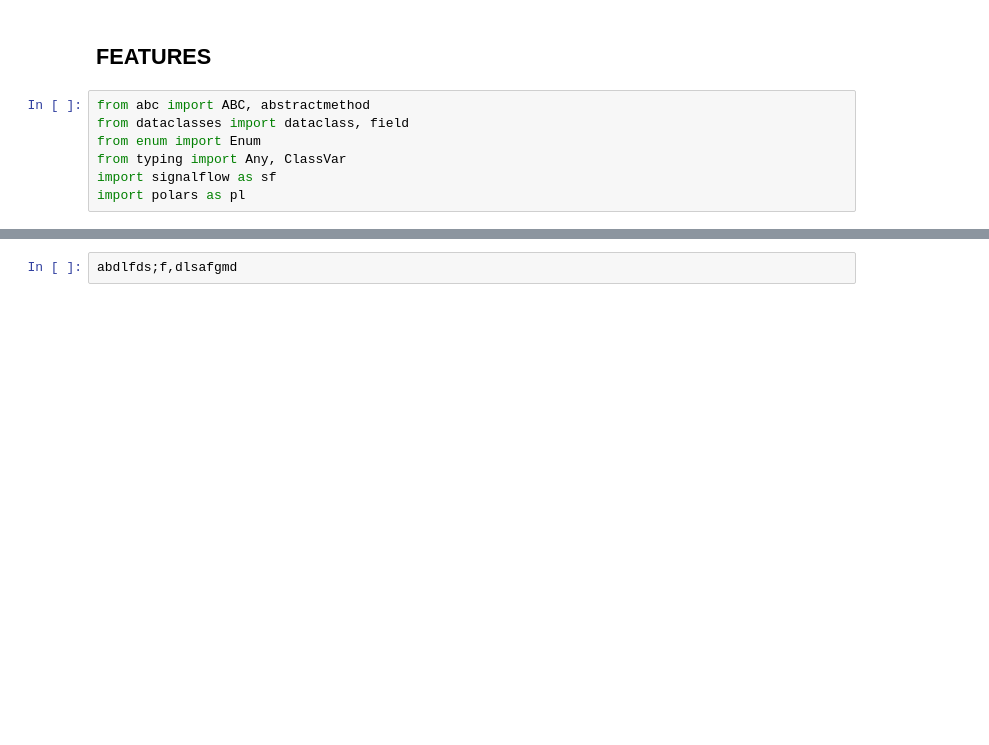
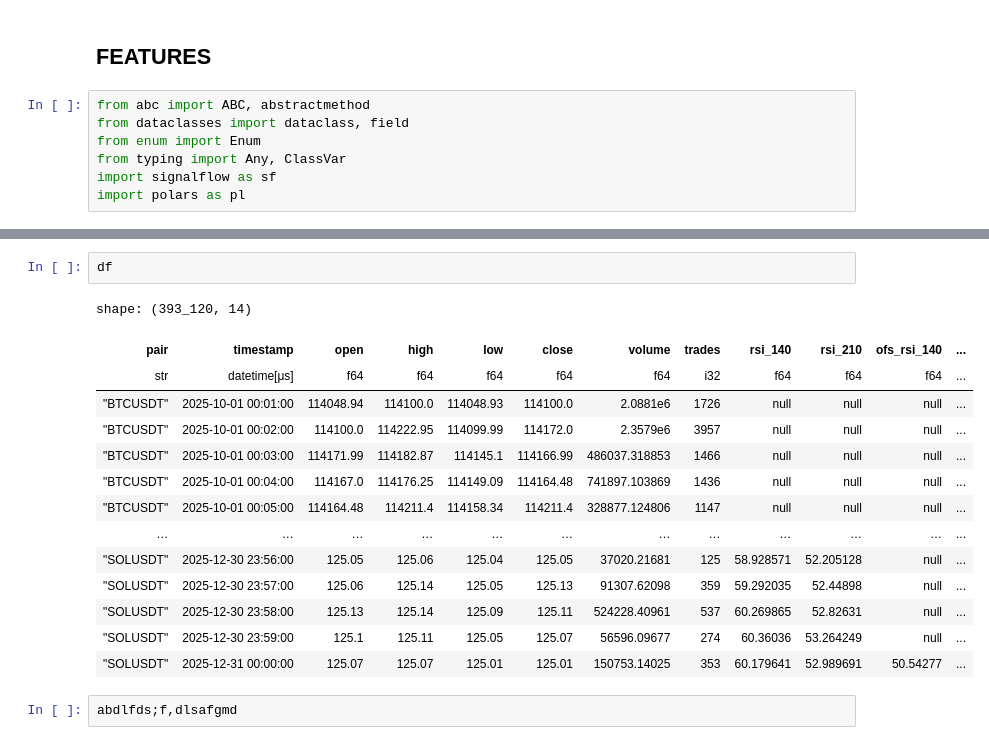
Before and after one commit to pathway2nothing/signalflow-trading, a Jupyter notebook: notebooks/tutorial.ipynb, the cells around one changed output, grey strips where cells are left out. Drawn from its saved outputs; the diff is of its cells as text; blank space fills up the shorter version.

```diff
--- a/notebooks/tutorial.ipynb
+++ b/notebooks/tutorial.ipynb
@@ -360,3 +514,20 @@ df = pipeline.run(raw_data_view)
+# %%
+df
+# %% [output]
+shape: (393_120, 14)
+| pair | timestamp | open | high | low | close | volume | trades | rsi_140 | rsi_210 | ofs_rsi_140 | ... |
+| str | datetime[μs] | f64 | f64 | f64 | f64 | f64 | i32 | f64 | f64 | f64 | ... |
+| "BTCUSDT" | 2025-10-01 00:01:00 | 114048.94 | 114100.0 | 114048.93 | 114100.0 | 2.0881e6 | 1726 | null | null | null | ... |
+| "BTCUSDT" | 2025-10-01 00:02:00 | 114100.0 | 114222.95 | 114099.99 | 114172.0 | 2.3579e6 | 3957 | null | null | null | ... |
+| "BTCUSDT" | 2025-10-01 00:03:00 | 114171.99 | 114182.87 | 114145.1 | 114166.99 | 486037.318853 | 1466 | null | null | null | ... |
+| "BTCUSDT" | 2025-10-01 00:04:00 | 114167.0 | 114176.25 | 114149.09 | 114164.48 | 741897.103869 | 1436 | null | null | null | ... |
+| "BTCUSDT" | 2025-10-01 00:05:00 | 114164.48 | 114211.4 | 114158.34 | 114211.4 | 328877.124806 | 1147 | null | null | null | ... |
+| … | … | … | … | … | … | … | … | … | … | … | ... |
+| "SOLUSDT" | 2025-12-30 23:56:00 | 125.05 | 125.06 | 125.04 | 125.05 | 37020.21681 | 125 | 58.928571 | 52.205128 | null | ... |
+| "SOLUSDT" | 2025-12-30 23:57:00 | 125.06 | 125.14 | 125.05 | 125.13 | 91307.62098 | 359 | 59.292035 | 52.44898 | null | ... |
+| "SOLUSDT" | 2025-12-30 23:58:00 | 125.13 | 125.14 | 125.09 | 125.11 | 524228.40961 | 537 | 60.269865 | 52.82631 | null | ... |
+| "SOLUSDT" | 2025-12-30 23:59:00 | 125.1 | 125.11 | 125.05 | 125.07 | 56596.09677 | 274 | 60.36036 | 53.264249 | null | ... |
+| "SOLUSDT" | 2025-12-31 00:00:00 | 125.07 | 125.07 | 125.01 | 125.01 | 150753.14025 | 353 | 60.179641 | 52.989691 | 50.54277 | ... |
 # %%
 abdlfds;f,dlsafgmd
 # %%
```
Also changed, not shown: parts of 2 cells of this notebook, 20 other files.
